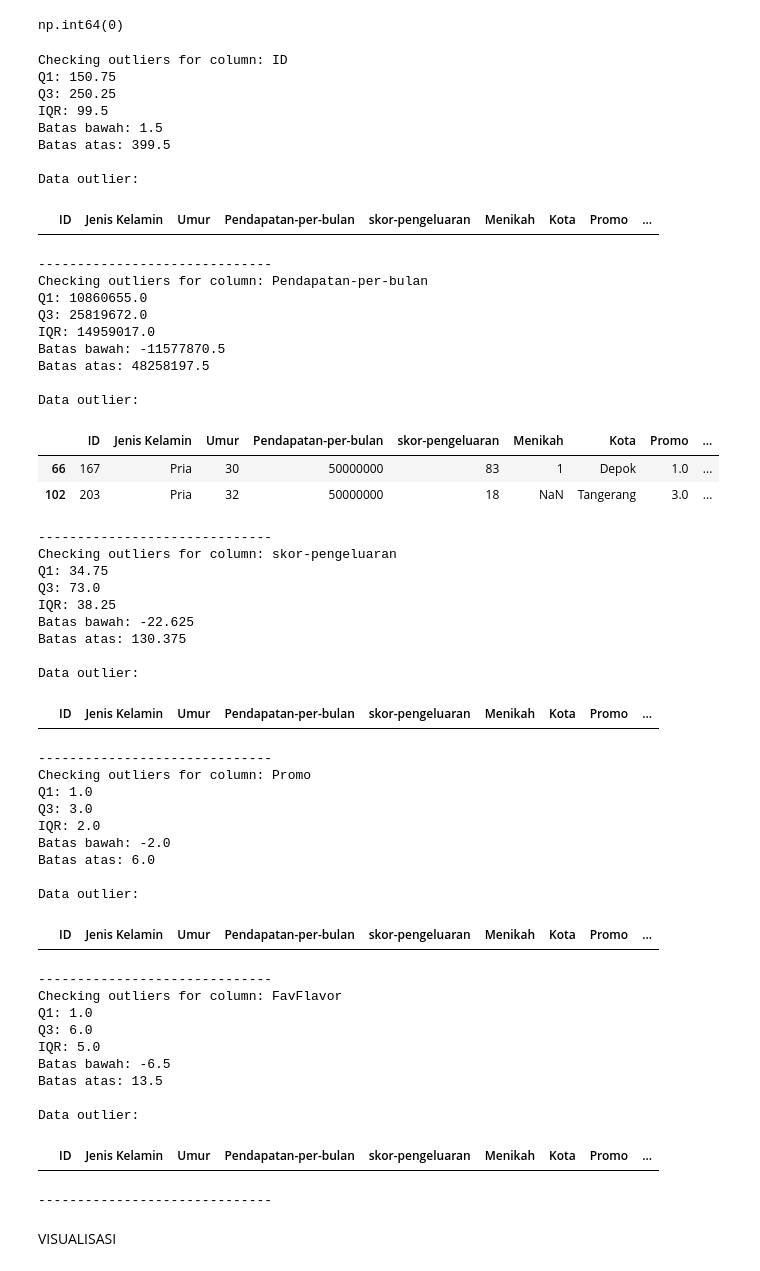
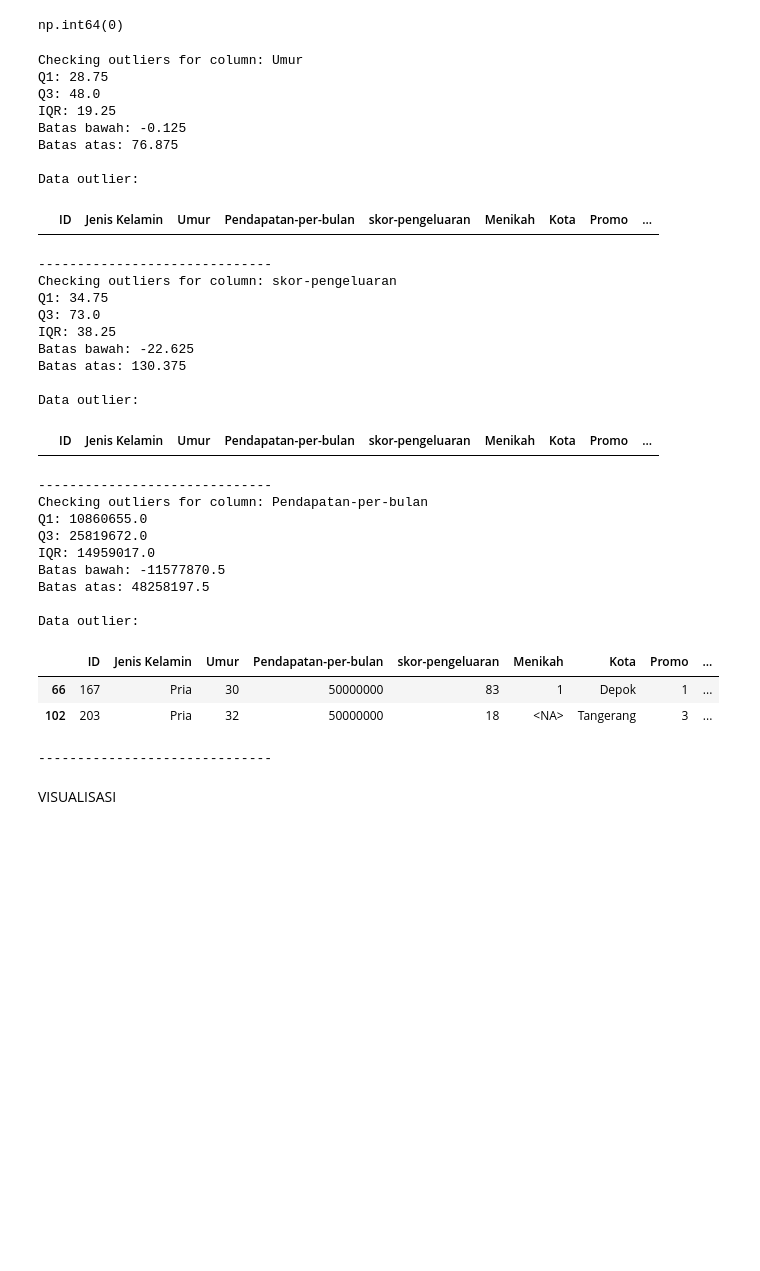
Before and after one commit to sahrul3114/Case-Study-Clustering-Analysis-Association-Rule, a Jupyter notebook: CP_02_Data_Mining_Kelompok_I.ipynb, the cells around one changed output. Cells and saved outputs as stored; diff of their text form; code cells hidden in the pictures; blank space fills up the shorter version.

```diff
--- a/CP_02_Data_Mining_Kelompok_I.ipynb
+++ b/CP_02_Data_Mining_Kelompok_I.ipynb
@@ -57,6 +57,16 @@ Data columns (total 10 columns):
  9   FavFlavor             200 non-null    int64
 dtypes: float64(1), int64(4), object(5)
 memory usage: 15.8+ KB
+# %%
+import re
+import pandas as pd
+
+df['Umur'] = df['Umur'].astype(str).apply(lambda x: re.sub(r'[^0-9]', '', x))
+df['Umur'] = pd.to_numeric(df['Umur'], errors='coerce')
+df['Umur'] = df['Umur'].astype('int64')
+
+df['Menikah'] = pd.to_numeric(df['Menikah'], errors='coerce').astype('Int64')
+df['Promo'] = pd.to_numeric(df['Promo'], errors='coerce').astype('Int64')
 # %%
 df.head(10)
 # %% [output]
@@ -165,9 +173,9 @@ np.int64(0)
 # %%
 import numpy as np
 
-numerical_cols = df.select_dtypes(include=np.number).columns.tolist()
+Kolom_Numerik = ['Umur', 'skor-pengeluaran', 'Pendapatan-per-bulan']
 
-for col in numerical_cols:
+for col in Kolom_Numerik:
     print(f"Checking outliers for column: {col}")
     # Hitung Q1, Q3, dan IQR
     Q1 = df[col].quantile(0.25)
@@ -175,73 +183,53 @@ for col in numerical_cols:
     IQR = Q3 - Q1
 
     # Tentukan batas bawah dan atas
     batas_bawah = Q1 - 1.5 * IQR
     batas_atas = Q3 + 1.5 * IQR
 
     # Cek data outlier
     outlier = df[(df[col] < batas_bawah) | (df[col] > batas_atas)]
 
     # Tampilkan hasil
     print(f"Q1: {Q1}")
     print(f"Q3: {Q3}")
     print(f"IQR: {IQR}")
     print(f"Batas bawah: {batas_bawah}")
     print(f"Batas atas: {batas_atas}")
     print("\nData outlier:")
     display(outlier)
     print("-" * 30) # Separator for clarity
 # %% [output]
-Checking outliers for column: ID
-Q1: 150.75
-Q3: 250.25
-IQR: 99.5
-Batas bawah: 1.5
-Batas atas: 399.5
+Checking outliers for column: Umur
+Q1: 28.75
+Q3: 48.0
+IQR: 19.25
+Batas bawah: -0.125
+Batas atas: 76.875
 
 Data outlier:
 |  | ID | Jenis Kelamin | Umur | Pendapatan-per-bulan | skor-pengeluaran | Menikah | Kota | Promo | ... |
 ------------------------------
-Checking outliers for column: Pendapatan-per-bulan
-Q1: 10860655.0
-Q3: 25819672.0
-IQR: 14959017.0
-Batas bawah: -11577870.5
-Batas atas: 48258197.5
+Checking outliers for column: skor-pengeluaran
+Q1: 34.75
+Q3: 73.0
+IQR: 38.25
+Batas bawah: -22.625
+Batas atas: 130.375
 
 Data outlier:
 |  | ID | Jenis Kelamin | Umur | Pendapatan-per-bulan | skor-pengeluaran | Menikah | Kota | Promo | ... |
-| 66 | 167 | Pria | 30 | 50000000 | 83 | 1 | Depok | 1.0 | ... |
-| 102 | 203 | Pria | 32 | 50000000 | 18 | NaN | Tangerang | 3.0 | ... |
 ------------------------------
-Checking outliers for column: skor-pengeluaran
-Q1: 34.75
-Q3: 73.0
-IQR: 38.25
-Batas bawah: -22.625
-Batas atas: 130.375
+Checking outliers for column: Pendapatan-per-bulan
+Q1: 10860655.0
+Q3: 25819672.0
+IQR: 14959017.0
+Batas bawah: -11577870.5
+Batas atas: 48258197.5
 
 Data outlier:
 |  | ID | Jenis Kelamin | Umur | Pendapatan-per-bulan | skor-pengeluaran | Menikah | Kota | Promo | ... |
+| 66 | 167 | Pria | 30 | 50000000 | 83 | 1 | Depok | 1 | ... |
+| 102 | 203 | Pria | 32 | 50000000 | 18 | <NA> | Tangerang | 3 | ... |
 ------------------------------
-Checking outliers for column: Promo
-Q1: 1.0
-Q3: 3.0
-IQR: 2.0
-Batas bawah: -2.0
-Batas atas: 6.0
-
-Data outlier:
-|  | ID | Jenis Kelamin | Umur | Pendapatan-per-bulan | skor-pengeluaran | Menikah | Kota | Promo | ... |
-------------------------------
-Checking outliers for column: FavFlavor
-Q1: 1.0
-Q3: 6.0
-IQR: 5.0
-Batas bawah: -6.5
-Batas atas: 13.5
-
-Data outlier:
-|  | ID | Jenis Kelamin | Umur | Pendapatan-per-bulan | skor-pengeluaran | Menikah | Kota | Promo | ... |
-------------------------------
 # %% [markdown]
 VISUALISASI
```
Also changed, not shown: parts of 47 cells of this notebook.
